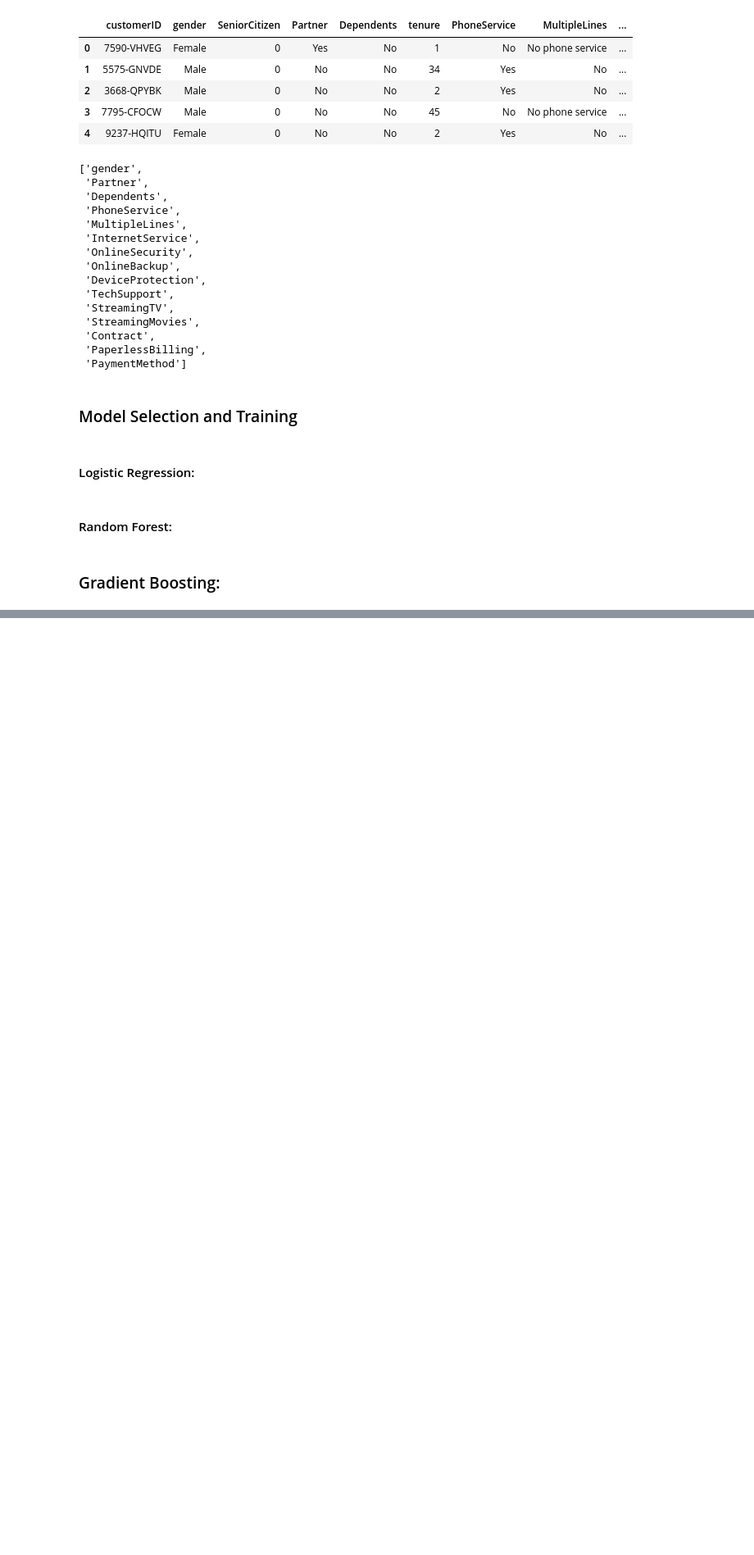
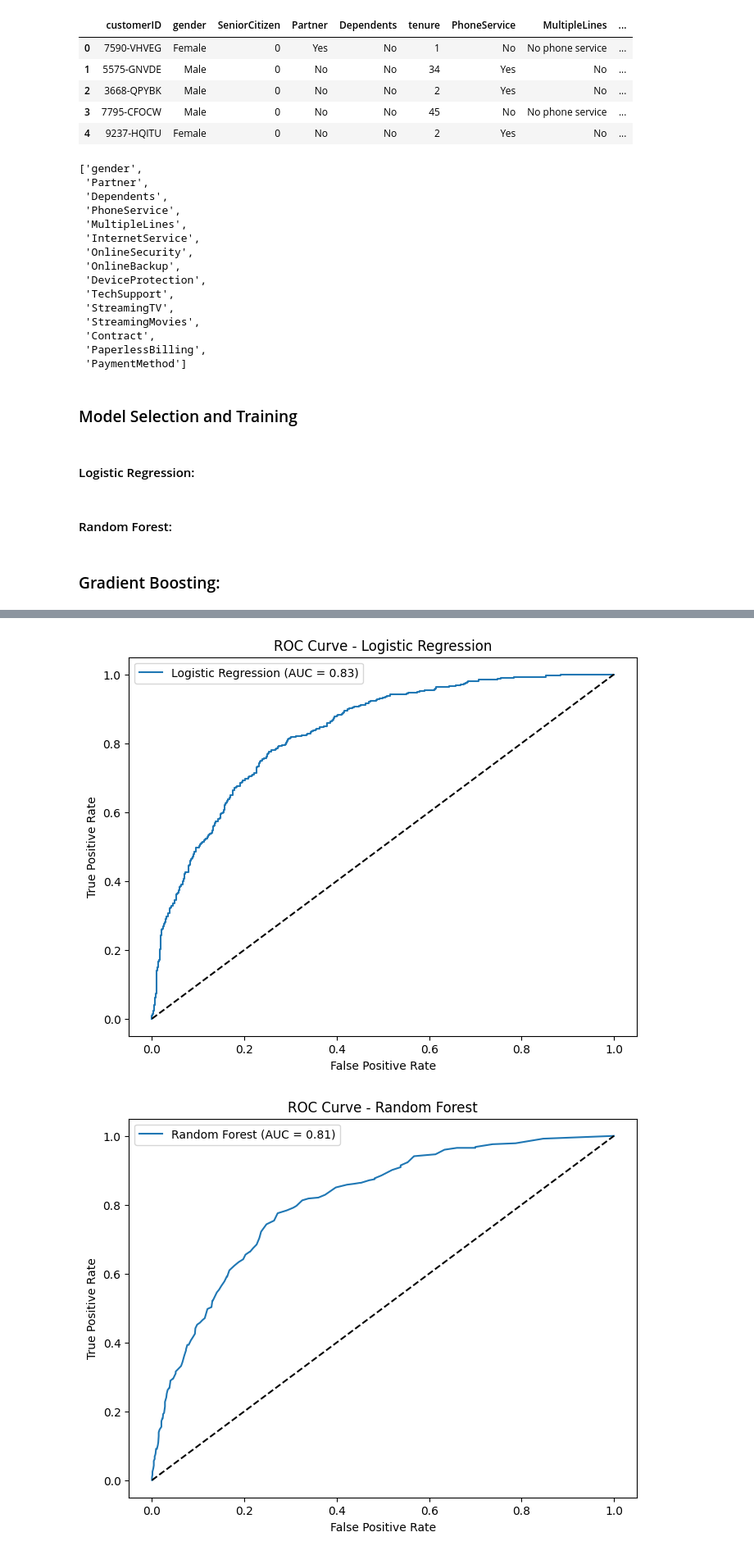
Before and after one commit to AdeelHamid/telco-customer-churn, a Jupyter notebook: notebooks/eda.ipynb, the cells around one changed output, grey strips where cells are left out. Shown: that part at 82% size. Drawn from its saved outputs; the diff is of its cells as text; code cells hidden in the pictures; blank space fills up the shorter version.

```diff
--- a/notebooks/eda.ipynb
+++ b/notebooks/eda.ipynb
@@ -473,0 +539,23 @@ y_pred_rf = rf.predict(X_test)
+# %%
+# ROC Curve
+def plot_roc_curve(y_true, y_prob, model_name):
+    fpr, tpr, thresholds = roc_curve(y_true, y_prob)
+    plt.figure(figsize=(8, 6))
+    plt.plot(fpr, tpr, label=f'{model_name} (AUC = {roc_auc_score(y_true, y_prob):.2f})')
+    plt.plot([0, 1], [0, 1], 'k--')
+    plt.xlabel('False Positive Rate')
+    plt.ylabel('True Positive Rate')
+    plt.title(f'ROC Curve - {model_name}')
+    plt.legend()
+    plt.show()
+
+logistic_probabilities = log_reg.predict_proba(X_test)[:, 1]
+random_forest_probabilities = rf.predict_proba(X_test)[:, 1]
+gradient_boosting_probabilities = gb.predict_proba(X_test)[:, 1]
+
+plot_roc_curve(y_test, logistic_probabilities, "Logistic Regression")
+plot_roc_curve(y_test, random_forest_probabilities, "Random Forest")
+plot_roc_curve(y_test, gradient_boosting_probabilities, "Gradient Boosting")
+# %% [output]
+[figure, added]
+[figure, added]
```
Also changed, not shown: parts of 9 cells of this notebook, 1 other file.
